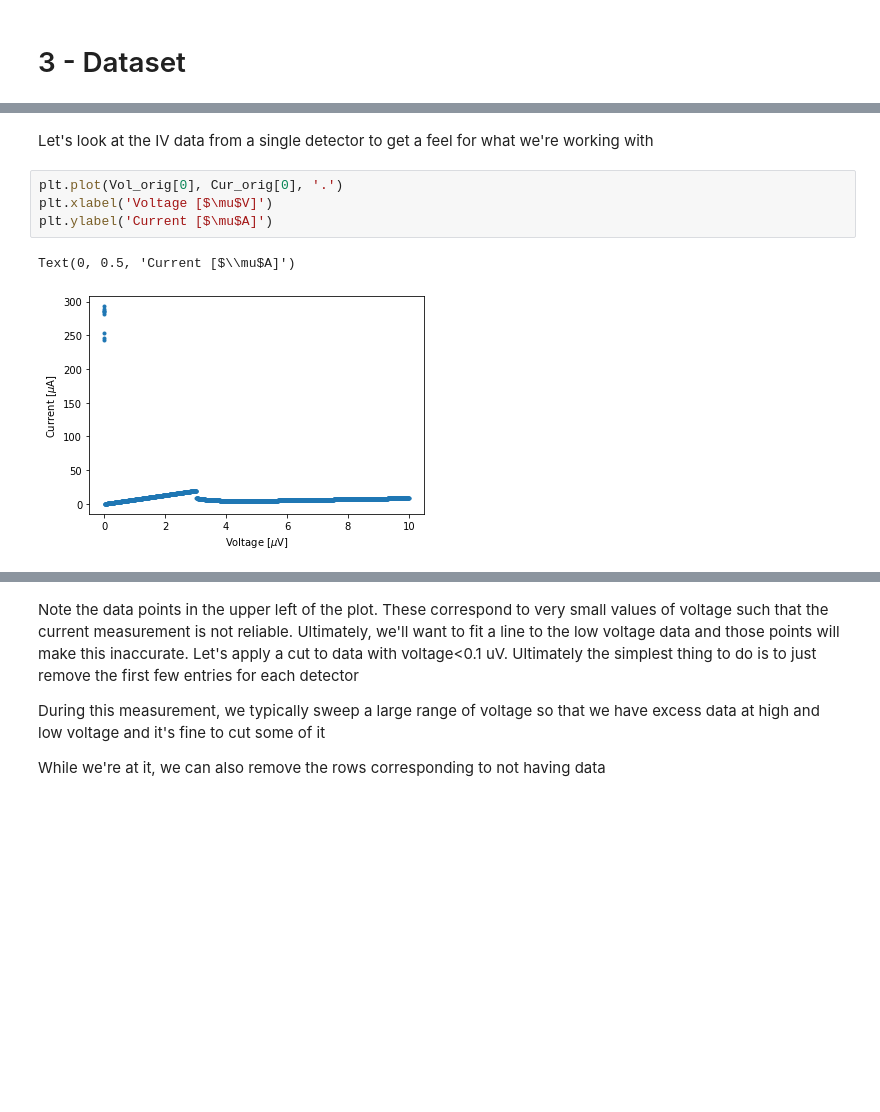
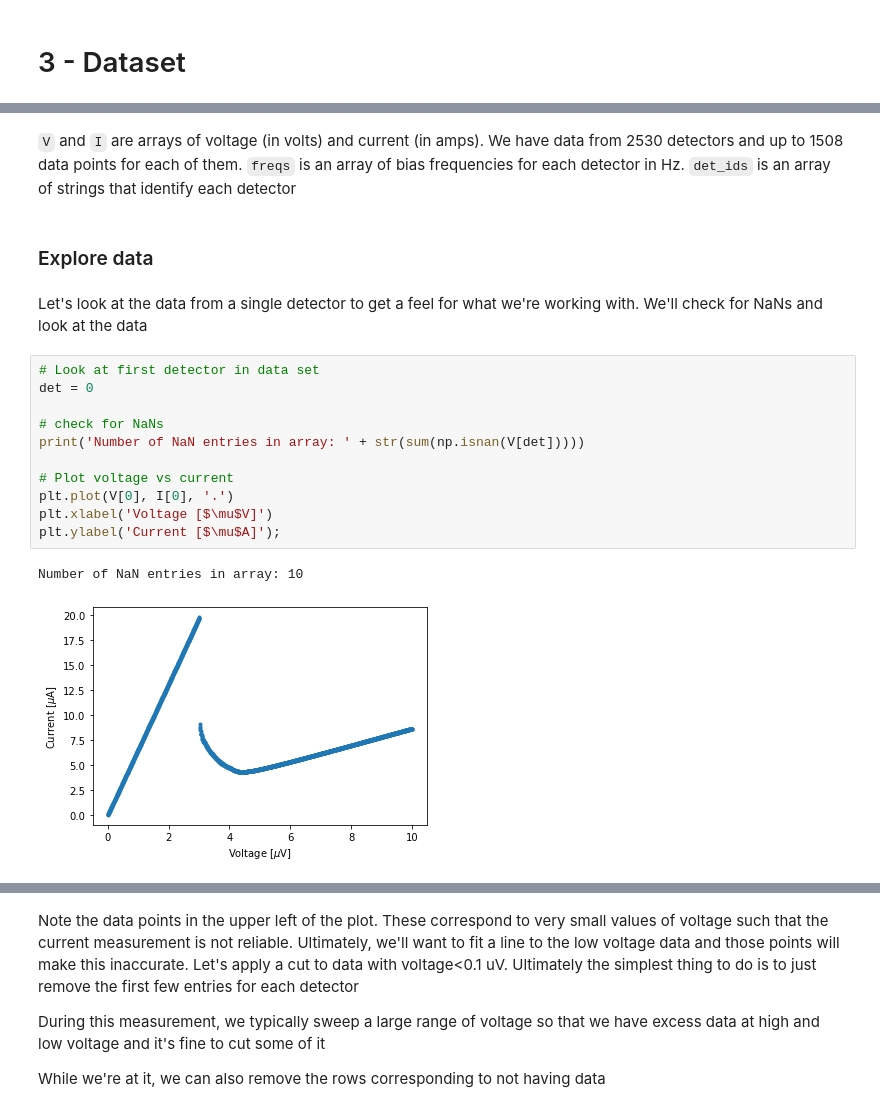
Before and after one commit to tuckerelleflot/tuckersblog, a Jupyter notebook: sensor_characterization/sensor_characterization.ipynb, the cells around one changed output, grey strips where cells are left out. Saved outputs shown, nothing was run; the diff lists cells and outputs as text; blank space fills up the shorter version.

Commit message:
added data exploration cells

```diff
--- a/sensor_characterization/sensor_characterization.ipynb
+++ b/sensor_characterization/sensor_characterization.ipynb
@@ -92,9 +59,20 @@ Many of the entires in Vol_orig, Cur_orig, and frq are zeros because we don't ac
+# %% [markdown]
+``V`` and ``I`` are arrays of voltage (in volts) and current (in amps). We have data from 2530 detectors and up to 1508 data points for each of them. ``freqs`` is an array of bias frequencies for each detector in Hz. ``det_ids`` is an array of strings that identify each detector
+# %% [markdown]
+### Explore data
 # %% [markdown]
-Let's look at the IV data from a single detector to get a feel for what we're working with
+Let's look at the data from a single detector to get a feel for what we're working with. We'll check for NaNs and look at the data
-# %%
-plt.plot(Vol_orig[0], Cur_orig[0], '.')
-plt.xlabel('Voltage [$\mu$V]')
-plt.ylabel('Current [$\mu$A]')
-# %% [output]
-Text(0, 0.5, 'Current [$\\mu$A]')
-[figure, removed]
+# %%
+# Look at first detector in data set
+det = 0
+
+# check for NaNs
+print('Number of NaN entries in array: ' + str(sum(np.isnan(V[det]))))
+
+# Plot voltage vs current
+plt.plot(V[0], I[0], '.')
+plt.xlabel('Voltage [$\mu$V]')
+plt.ylabel('Current [$\mu$A]');
+# %% [output]
+Number of NaN entries in array: 10
+[figure, added]
```
Also changed, not shown: parts of 17 cells of this notebook.
